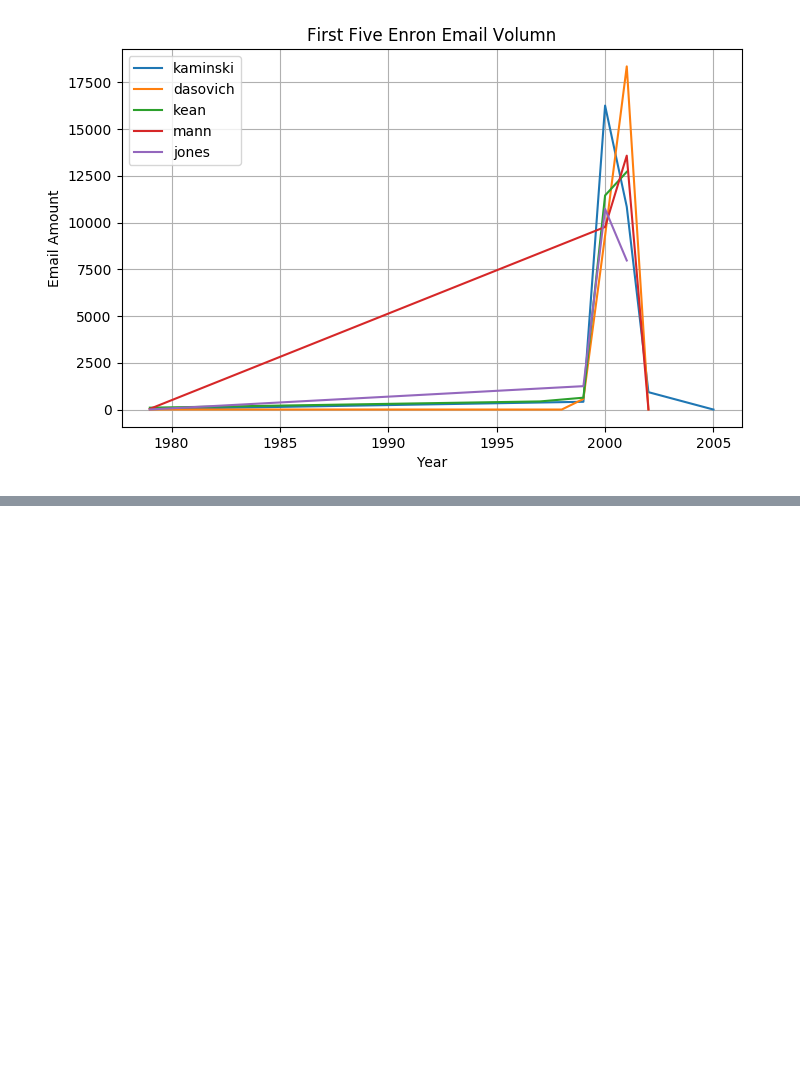
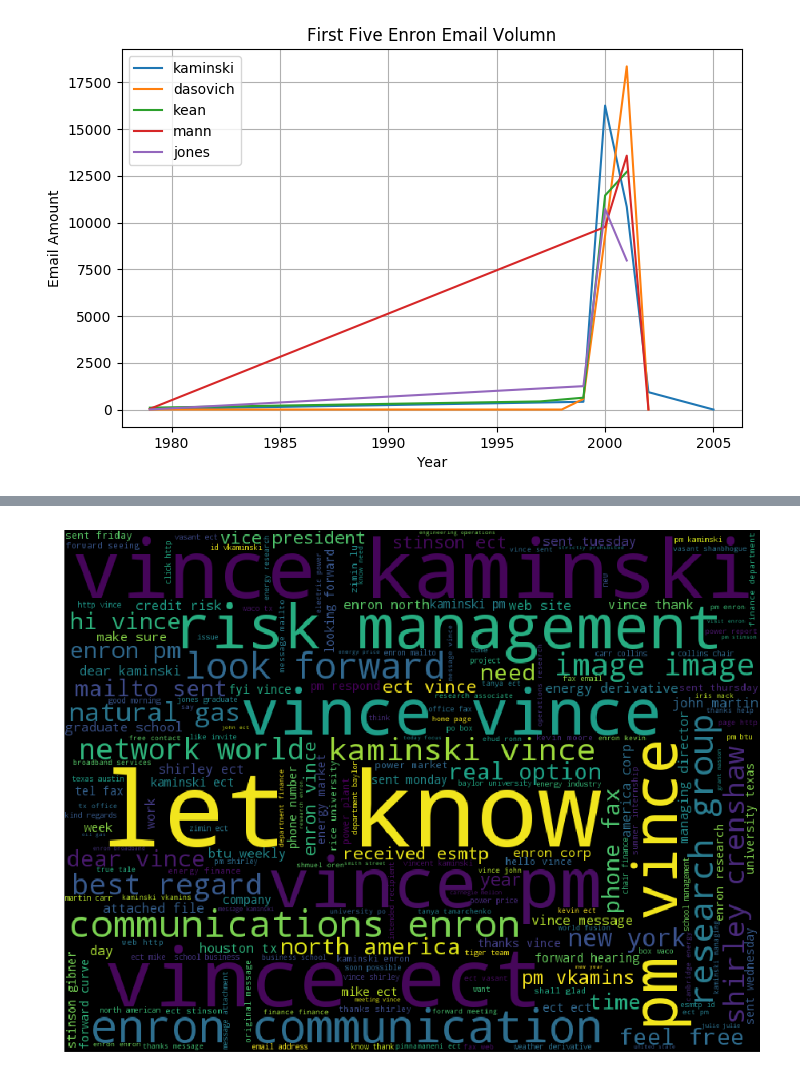
Before and after one commit to fangninghe/brahmbhatt_spandan_spring17, a Jupyter notebook: midterm/que[1-2]/Question1.ipynb, the cells around one changed output, grey strips where cells are left out. Saved outputs shown, nothing was run; the diff lists cells and outputs as text; code cells hidden in the pictures; blank space fills up the shorter version.

```diff
--- a/midterm/que[1-2]/Question1.ipynb
+++ b/midterm/que[1-2]/Question1.ipynb
@@ -132,0 +164,10 @@ plt.show()
+# %%
+def word_cloud_grapt(email_str):            #Get the word cloud graph
+    fig, ax = plt.subplots(figsize=(16, 12))
+    wc = wordcloud.WordCloud(width=800,
+                         height=600,
+                         max_words=200,
+                         stopwords=ENGLISH_STOP_WORDS).generate(email_str)
+    ax.imshow(wc)
+    ax.axis("off")
+    plt.show()
@@ -132,0 +179,10 @@ plt.show()
+# %%
+kaminski_mail_content_list = get_popular_year_mail(path+'kaminski-v')   #get kaminski`s top words
+# %%
+kaminski_clean_list = clean_mail_list(kaminski_mail_content_list)
+# %%
+kaminski_str = ' '.join(word for word in kaminski_clean_list)
+# %%
+word_cloud_grapt(kaminski_str)
+# %% [output]
+[figure, added]
```
Also changed, not shown: parts of 32 cells of this notebook, 10 other files.
